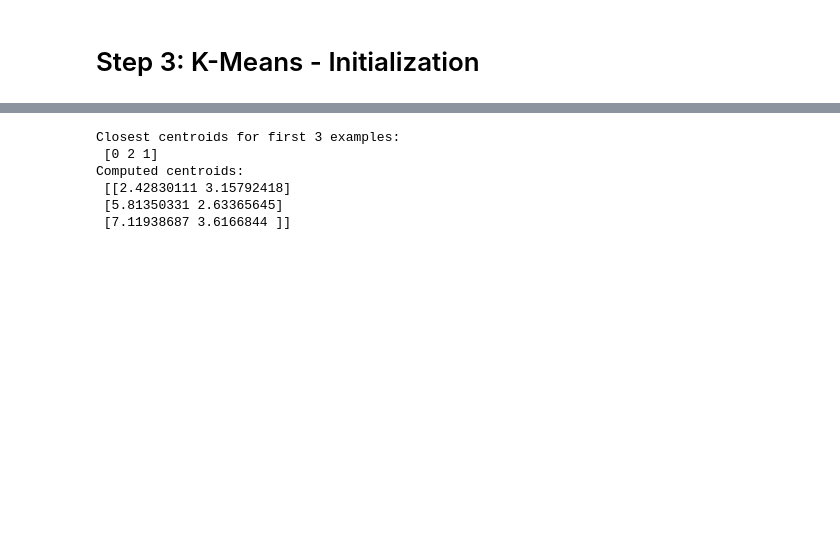
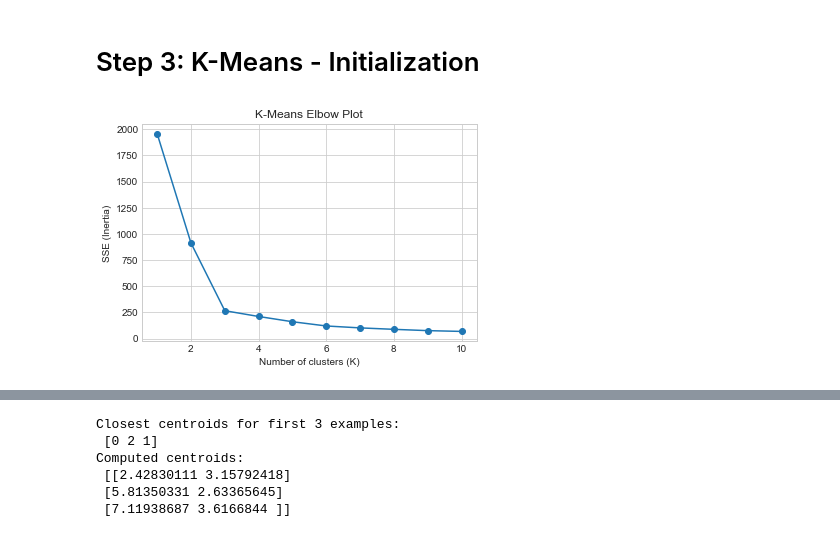
Before and after one commit to KeremDUZENLI/python-scipy-machine-learning, a Jupyter notebook: notebooks/7_k_means_clustering.ipynb, the cells around one changed output, grey strips where cells are left out. Drawn from its saved outputs; the diff is of its cells as text; code cells hidden in the pictures; blank space fills up the shorter version.

```diff
--- a/notebooks/7_k_means_clustering.ipynb
+++ b/notebooks/7_k_means_clustering.ipynb
@@ -176,3 +178,23 @@ def compute_centroids(X, idx, K):
             centroids[k] = np.mean(points, axis=0)
 
     return centroids
+# %%
+def elbow_plot(X):
+    Ks = range(1, 11)
+    sse = []
+
+    for k in Ks:
+        kmeans = KMeans(n_clusters=k, random_state=42)
+        kmeans.fit(X)
+        sse.append(kmeans.inertia_)
+
+    plt.plot(Ks, sse, 'o-')
+    plt.xlabel("Number of clusters (K)")
+    plt.ylabel("SSE (Inertia)")
+    plt.title("K-Means Elbow Plot")
+    plt.grid(True)
+    plt.show()
+
+elbow_plot(X)
+# %% [output]
+[figure, added]
```
Also changed, not shown: parts of 9 cells of this notebook.
